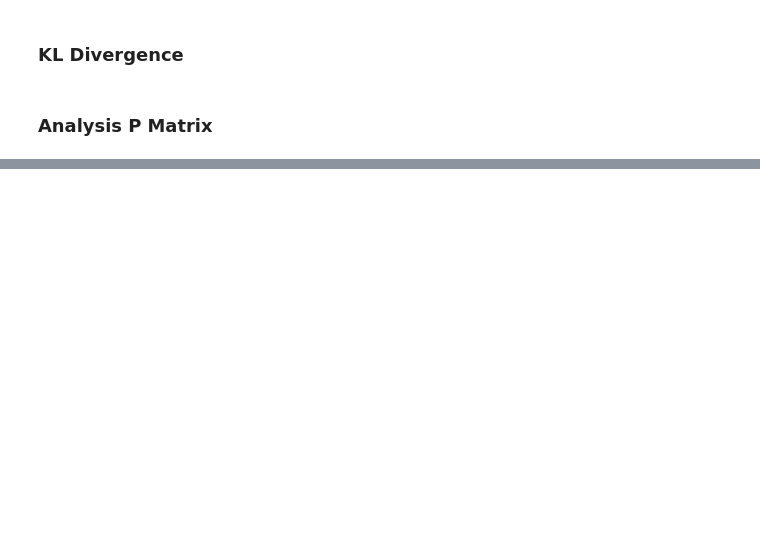
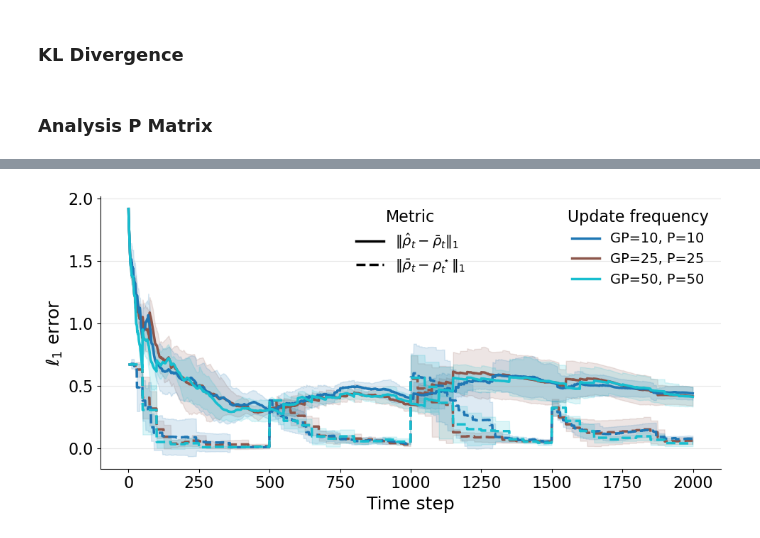
Before and after one commit to sastry-group/MAES, a Jupyter notebook: viz/plot_multiple_methods.ipynb, the cells around one changed output, grey strips where cells are left out. Saved outputs shown, nothing was run; the diff lists cells and outputs as text; code cells hidden in the pictures; blank space fills up the shorter version.

```diff
--- a/viz/plot_multiple_methods.ipynb
+++ b/viz/plot_multiple_methods.ipynb
@@ -1145,8 +1083,9 @@ plt.tight_layout()
 # %% [markdown]
 ### Analysis P Matrix
 # %%
-BATCH_DIR = Path("/home/gaby/Documents/UCB/AAM/GIT/sastryrepo/MarkovErgodic/MAES/results/P_GP_update_dyn")
+BATCH_DIR = Path("/home/gaby/Documents/UCB/AAM/GIT/sastryrepo/MarkovErgodic/MAES/results/P_GPupdate_dyn2_T2000")
 for run_dir in list(BATCH_DIR.iterdir()):
+    print(run_dir.name)
     npz = load_run_npz(run_dir)
-    print(run_dir.name, "→", get_method_label(npz))
+
 print(len(list(BATCH_DIR.iterdir())))
@@ -1519,0 +1287,88 @@ display(cover_raw_df)
+# %%
+
+plt.rcParams.update({
+    "font.size": 16,
+    "axes.labelsize": 18,
+    "axes.titlesize": 20,
+    "legend.fontsize": 14,
+})
+
+# --- infer update pairs present in curves ---
+update_pairs = sorted({(gp_u, p_u) for (n_agents, gp_u, p_u) in curves.keys()})
+
+# --- auto color assignment (no hardcoding) ---
+cmap = cm.get_cmap("tab10", max(len(update_pairs), 1))
+color_map = {pair: cmap(i) for i, pair in enumerate(update_pairs)}
+
+fig, ax = plt.subplots(figsize=(10, 5))
+
+# If curves contains multiple n_agents, you should filter here.
+# Example: pick one:
+# target_n_agents = 1
+# items = [(k,v) for k,v in curves.items() if k[0] == target_n_agents]
+# Otherwise it will mix different agent counts into one plot.
+items = list(curves.items())
+n_agents_set = sorted({k[0] for k,_ in items})
+
+for (n_agents, gp_u, p_u), data in items:
+    color = color_map[(gp_u, p_u)]
+
+    # ---------- empirical vs belief ----------
+    Y = data["emp_bel"]
+    min_len = min(len(y) for y in Y)
+    Y = np.stack([y[:min_len] for y in Y])
+
+    mean = Y.mean(axis=0)
+    std  = Y.std(axis=0)
+    x = np.arange(min_len)
+
+    ax.plot(x, mean, color=color, lw=2.5, ls="-")
+    ax.fill_between(x, mean - std, mean + std, color=color, alpha=0.15)
+
+    # ---------- belief vs true ----------
+    Y2 = data["bel_true"]
+    min_len2 = min(len(y) for y in Y2)
+    min_len_common = min(min_len, min_len2)
+
+    Y2 = np.stack([y[:min_len_common] for y in Y2])
+    mean2 = Y2.mean(axis=0)
+    std2  = Y2.std(axis=0)
+
+    ax.plot(x[:min_len_common], mean2, color=color, lw=2.5, ls="--")
+    ax.fill_between(x[:min_len_common], mean2 - std2, mean2 + std2, color=color, alpha=0.15)
+
+# ---------- axes styling ----------
+ax.set_xlabel("Time step")
+ax.set_ylabel(r"$\ell_1$ error")
+
+title_agents = n_agents_set[0] if len(n_agents_set) == 1 else "mixed"
+# ax.set_title(f"Convergence ({title_agents} agents)")
+
+ax.grid(True, axis="y", alpha=0.3)
+ax.spines["top"].set_visible(False)
+ax.spines["right"].set_visible(False)
+
+# ---------- legends (dynamic) ----------
+update_handles = [
+    Line2D([0], [0], color=color_map[pair], lw=2.5,
+           label=f"GP={pair[0]}, P={pair[1]}")
+    for pair in update_pairs
+]
+
+metric_handles = [
+    Line2D([0], [0], color="black", lw=2.5, ls="-",
+           label=r"$\|\hat{\rho}_t - \bar{\rho}_t\|_1$"),
+    Line2D([0], [0], color="black", lw=2.5, ls="--",
+           label=r"$\|\bar{\rho}_t - \rho_t^\star\|_1$"),
+]
+
+leg1 = ax.legend(handles=update_handles, title="Update frequency",
+                 loc="upper right", frameon=False)
+leg2 = ax.legend(handles=metric_handles, title="Metric",
+                 loc="upper center", frameon=False)
+ax.add_artist(leg1)
+
+plt.tight_layout()
+plt.show()
+# %% [output]
+[figure, added]
```
Also changed, not shown: parts of 23 cells of this notebook, 3 other files.
